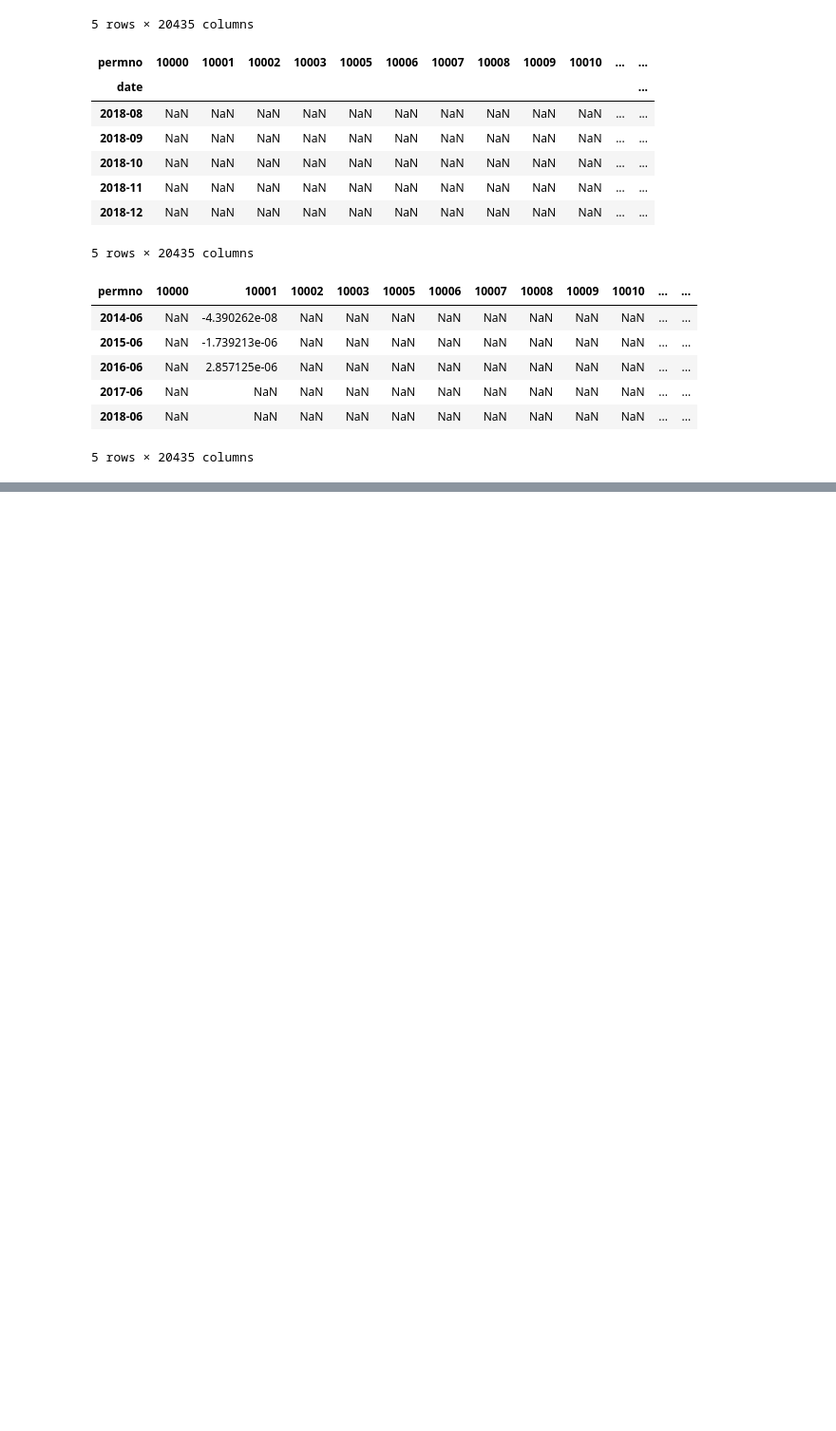
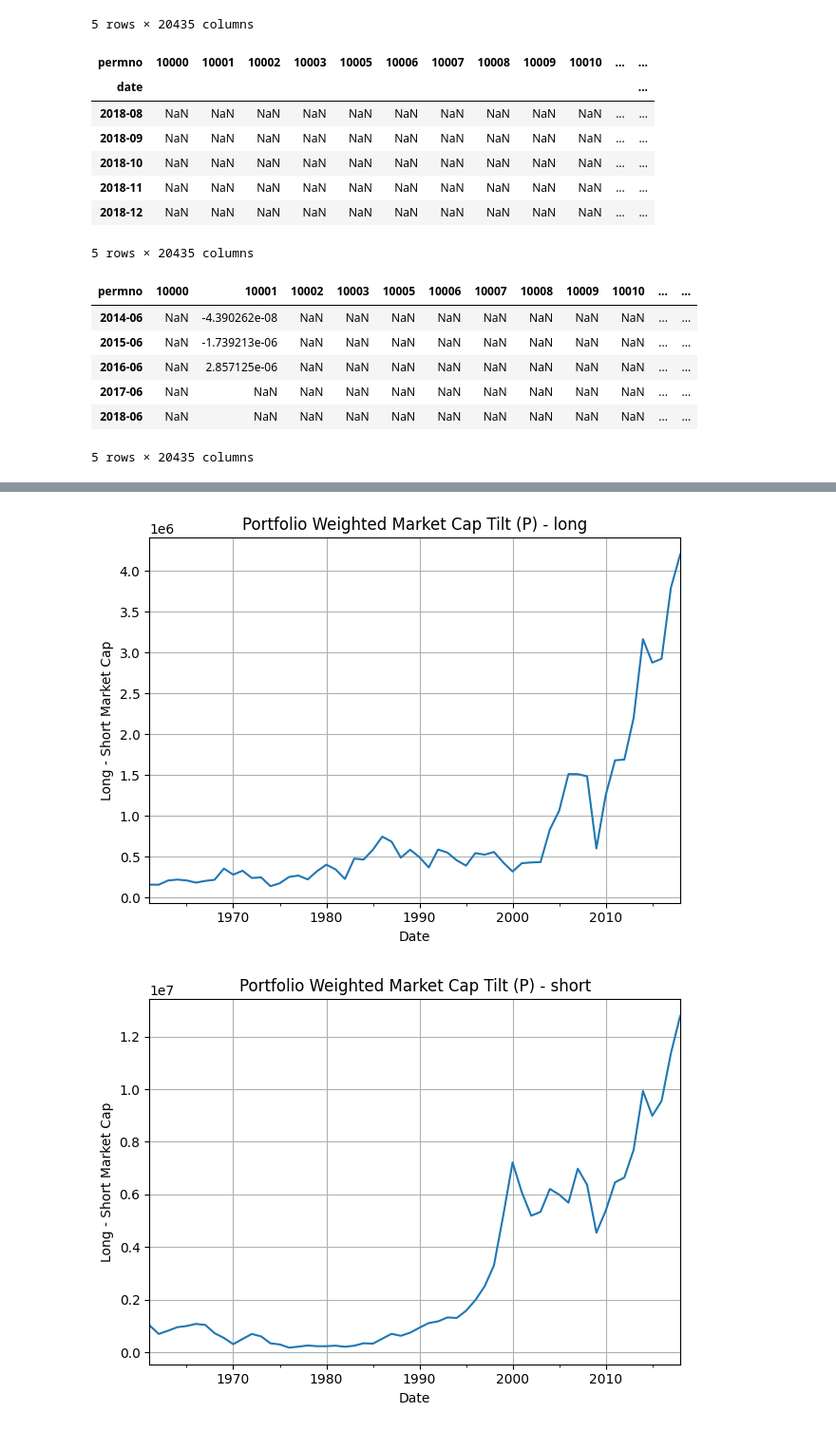
Before and after one commit to justusschenk/valueinvesting, a Jupyter notebook: Analytics.ipynb, the cells around one changed output, grey strips where cells are left out. Shown at 95% size. Saved outputs shown, nothing was run; the diff lists cells and outputs as text; code cells hidden in the pictures; blank space fills up the shorter version.

```diff
--- a/Analytics.ipynb
+++ b/Analytics.ipynb
@@ -495,10 +495,3 @@ value_weighted_annual_log_returns.tail()
 | 2017-06 | NaN | NaN | NaN | NaN | NaN | NaN | NaN | NaN | NaN | NaN | ... | ... |
 | 2018-06 | NaN | NaN | NaN | NaN | NaN | NaN | NaN | NaN | NaN | NaN | ... | ... |
 5 rows × 20435 columns
-# %%
-#Formatting the indexes
-#price.index = pd.to_datetime(price.index).to_period("M")
-#bookvalue.index = pd.to_datetime(bookvalue.index).to_period("M")
-#dividends.index = pd.to_datetime(dividends.index).to_period("M")
-#returns.index = pd.to_datetime(returns.index).to_period("M")
-annual_log_returns.index = pd.to_datetime(annual_log_returns.index).to_period("M")
@@ -507,3 +498,11 @@ TypeError: Passing PeriodDtype data is invalid. Use `data.to_timestamp()` instea
+# %%
+#price.index.dtype
+#bookvalue.index.dtype
+#dividends.index.dtype
+#returns.index.dtype
+#annual_log_returns.index.dtype
+dividends.index = pd.to_datetime(dividends.index, format="%Y-%m")
+dividends.index = dividends.index.to_period("M")
 # %%
 #pd.to_pickle(bm, "bm.pkl")
 #pd.to_pickle(bm_june, "bm_june.pkl")
@@ -765,21 +738,31 @@ plt.show()
 # %%
 #Portfolio Weighted Market Cap Tilt (P) - long
 df_price_long_ts = pd.DataFrame(price_long_ts)
 df_price_long_ts.set_index("date", inplace=True)
 df_price_long_ts.index = df_price_long_ts.index.to_timestamp()
 
 #Portfolio Weighted Market Cap Tilt (P) - short
 df_price_short_ts = pd.DataFrame(price_short_ts)
 df_price_short_ts.set_index("date", inplace=True)
 df_price_short_ts.index = df_price_short_ts.index.to_timestamp()
 
 #df_price_minus_ts.index = df_price_minus_ts.index.to_timestamp()
-df_price_long_ts.plot(title="Portfolio Weighted Market Cap Tilt (P)", legend=False)
+df_price_long_ts.plot(title="Portfolio Weighted Market Cap Tilt (P) - long", legend=False)
 plt.ylabel("Long - Short Market Cap")
 plt.xlabel("Date")
 plt.grid(True)
 plt.tight_layout()
 plt.show()
+
+df_price_short_ts.plot(title="Portfolio Weighted Market Cap Tilt (P) - short", legend=False)
+plt.ylabel("Long - Short Market Cap")
+plt.xlabel("Date")
+plt.grid(True)
+plt.tight_layout()
+plt.show()
+# %% [output]
+[figure, added]
+[figure, added]
 # %%
 #Portfolio Weighted Bookvalue - long
 df_bookvalue_long_ts = pd.DataFrame(bookvalue_long_ts)
```
Also changed, not shown: parts of 13 cells of this notebook.
